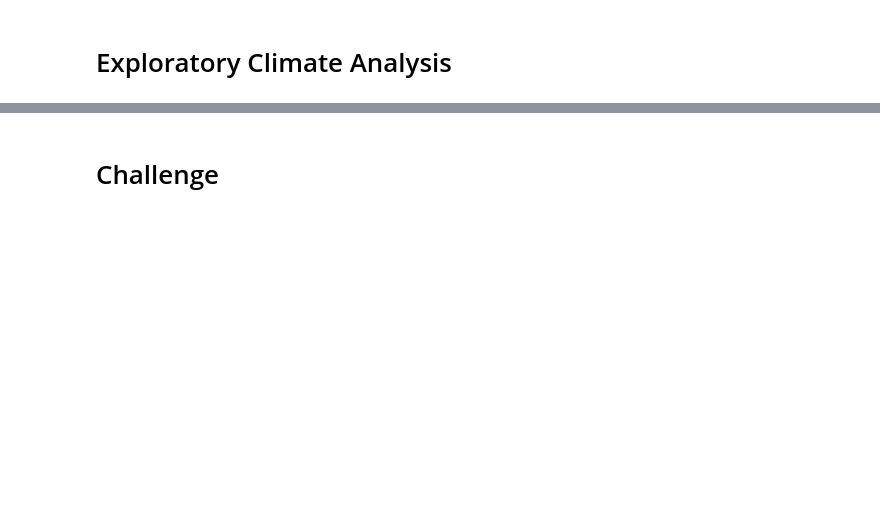
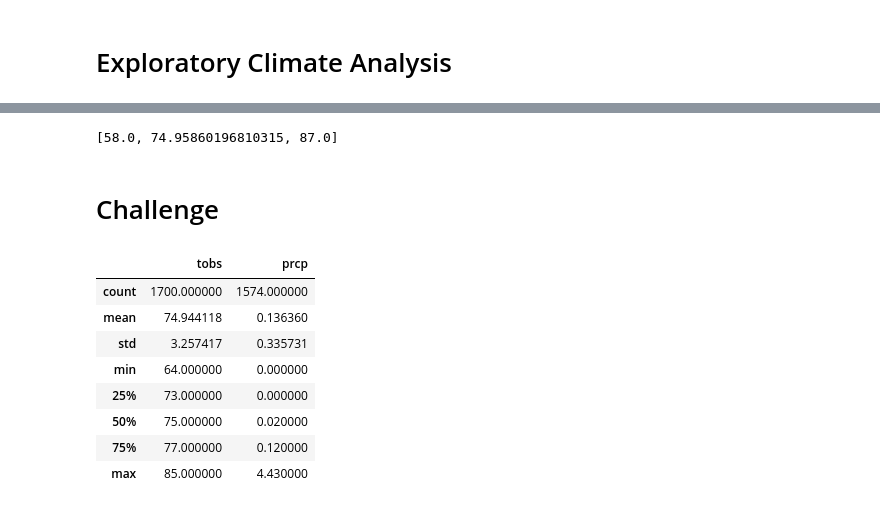
Before and after one commit to Duegan24/surfs_up, a Jupyter notebook: climate_analysis.ipynb, the cells around one changed output, grey strips where cells are left out. Cells and saved outputs as stored; diff of their text form; code cells hidden in the pictures; blank space fills up the shorter version.

```diff
--- a/climate_analysis.ipynb
+++ b/climate_analysis.ipynb
@@ -88,2 +149,23 @@ plt.tight_layout()
+# %%
+
+start = "2016-05-01"
+end = "2018-06-01"
+
+calc_temps(start, end)
+# %% [output]
+[58.0, 74.95860196810315, 87.0]
 # %% [markdown]
 # Challenge
+# %%
+weather_June = pd.DataFrame(session.query(Measurement.tobs, Measurement.prcp).filter(extract('month', Measurement.date)==6).all())
+weather_June.describe()
+# %% [output]
+|  | tobs | prcp |
+| count | 1700.000000 | 1574.000000 |
+| mean | 74.944118 | 0.136360 |
+| std | 3.257417 | 0.335731 |
+| min | 64.000000 | 0.000000 |
+| 25% | 73.000000 | 0.000000 |
+| 50% | 75.000000 | 0.020000 |
+| 75% | 77.000000 | 0.120000 |
+| max | 85.000000 | 4.430000 |
```
Also changed, not shown: parts of 12 cells of this notebook, 1 other file.
